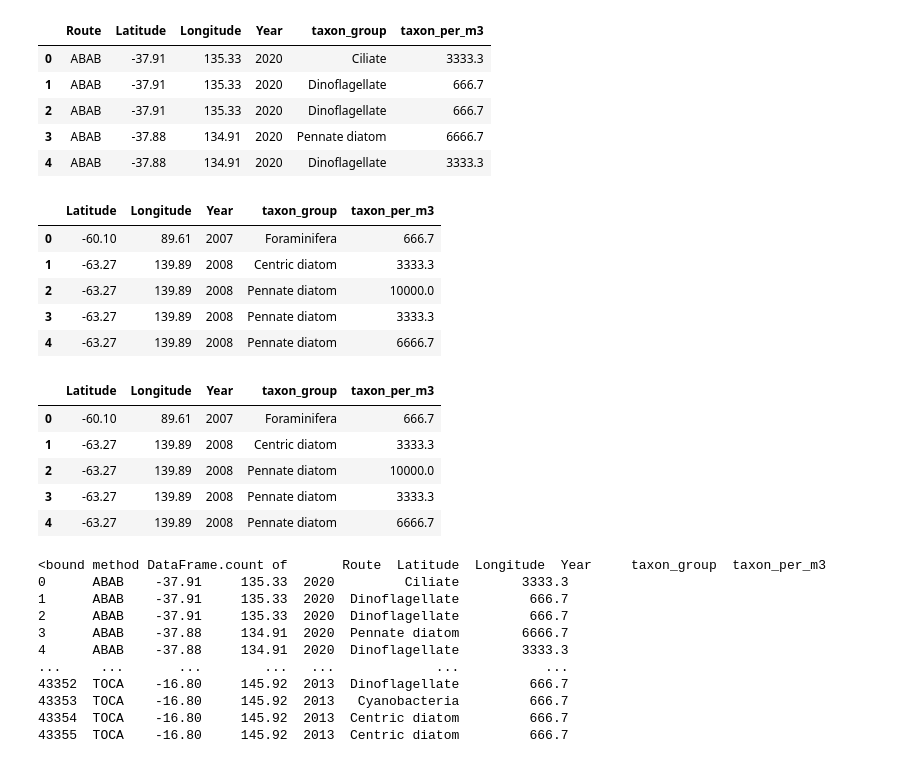
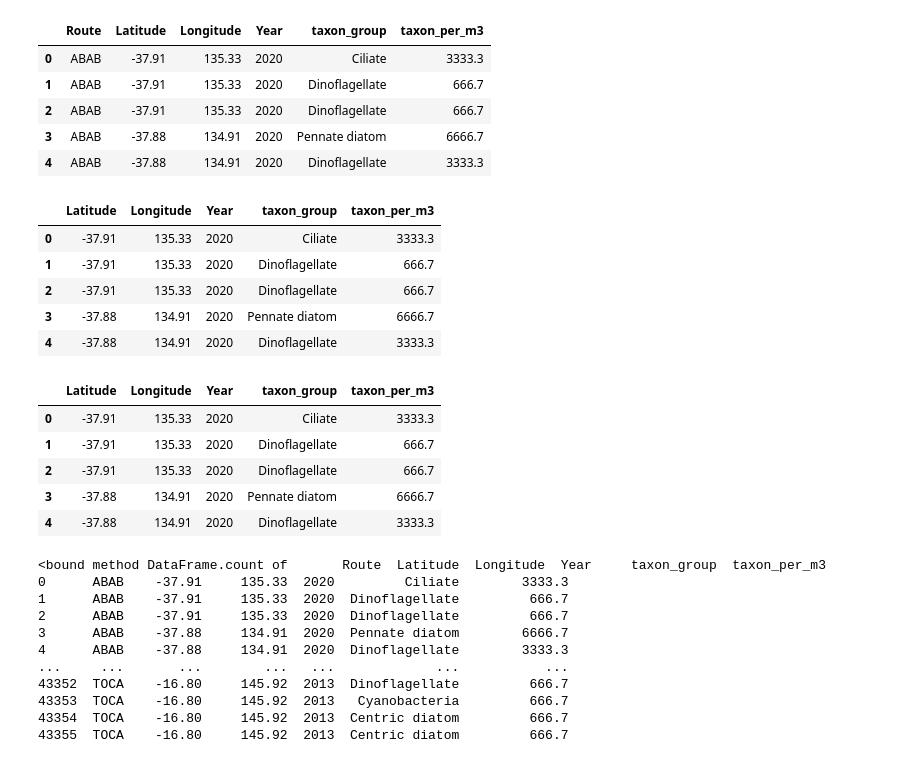
Before and after one commit to JackXinPan/Group5Project2, a Jupyter notebook: read data.ipynb, the cells around one changed output. Saved outputs shown, nothing was run; the diff lists cells and outputs as text; code cells hidden in the pictures.

```diff
--- a/read data.ipynb
+++ b/read data.ipynb
@@ -143,24 +143,24 @@ phyto_main_routes = phytoplankton.loc[((phytoplankton['Route'] == "ANHO") |
 # %%
-phyto_main_routes = phyto_main_routes.drop(["Route"], axis=1)
+phyto_main_routes = phytoplankton.drop(["Route"], axis=1)
 phyto_main_routes = phyto_main_routes.reset_index().drop(["index"],axis=1)
 phyto_main_routes.head()
 # %% [output]
 |  | Latitude | Longitude | Year | taxon_group | taxon_per_m3 |
-| 0 | -60.10 | 89.61 | 2007 | Foraminifera | 666.7 |
-| 1 | -63.27 | 139.89 | 2008 | Centric diatom | 3333.3 |
-| 2 | -63.27 | 139.89 | 2008 | Pennate diatom | 10000.0 |
-| 3 | -63.27 | 139.89 | 2008 | Pennate diatom | 3333.3 |
-| 4 | -63.27 | 139.89 | 2008 | Pennate diatom | 6666.7 |
+| 0 | -37.91 | 135.33 | 2020 | Ciliate | 3333.3 |
+| 1 | -37.91 | 135.33 | 2020 | Dinoflagellate | 666.7 |
+| 2 | -37.91 | 135.33 | 2020 | Dinoflagellate | 666.7 |
+| 3 | -37.88 | 134.91 | 2020 | Pennate diatom | 6666.7 |
+| 4 | -37.88 | 134.91 | 2020 | Dinoflagellate | 3333.3 |
 # %%
 #phyto_main_routes = phyto_main_routes.drop(["index"],axis=1)
 phyto_main_routes.head()
 # %% [output]
 |  | Latitude | Longitude | Year | taxon_group | taxon_per_m3 |
-| 0 | -60.10 | 89.61 | 2007 | Foraminifera | 666.7 |
-| 1 | -63.27 | 139.89 | 2008 | Centric diatom | 3333.3 |
-| 2 | -63.27 | 139.89 | 2008 | Pennate diatom | 10000.0 |
-| 3 | -63.27 | 139.89 | 2008 | Pennate diatom | 3333.3 |
-| 4 | -63.27 | 139.89 | 2008 | Pennate diatom | 6666.7 |
+| 0 | -37.91 | 135.33 | 2020 | Ciliate | 3333.3 |
+| 1 | -37.91 | 135.33 | 2020 | Dinoflagellate | 666.7 |
+| 2 | -37.91 | 135.33 | 2020 | Dinoflagellate | 666.7 |
+| 3 | -37.88 | 134.91 | 2020 | Pennate diatom | 6666.7 |
+| 4 | -37.88 | 134.91 | 2020 | Dinoflagellate | 3333.3 |
 # %%
 #create empty geojson object
 # read csv forEach row in csv append geometry
```
Also changed, not shown: parts of 11 cells of this notebook, 6 other files.
